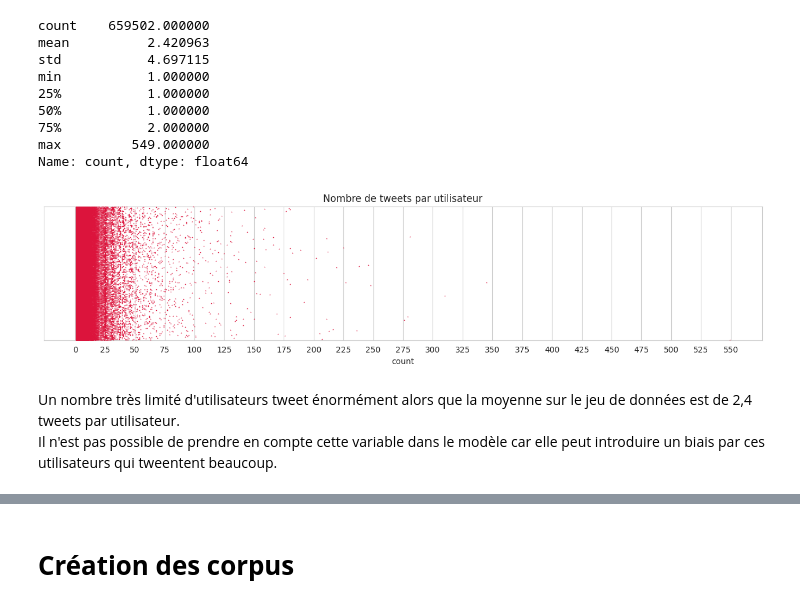
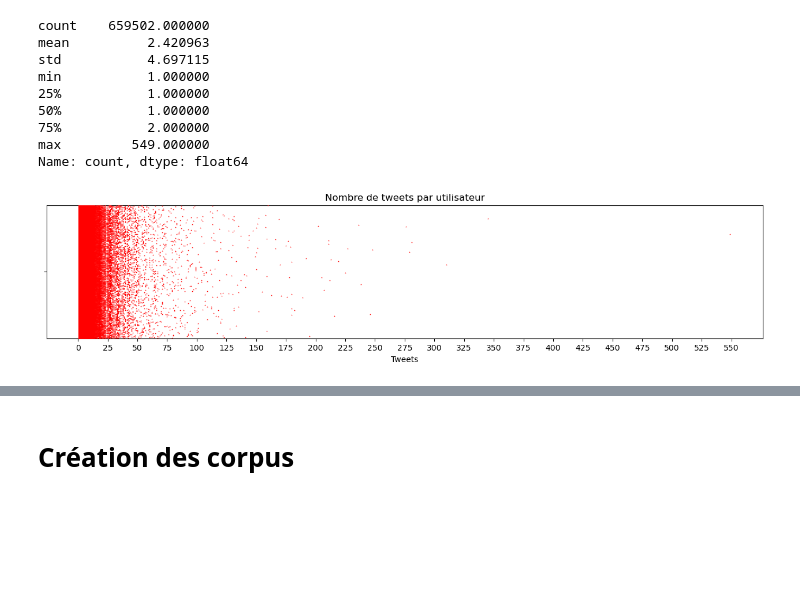
Before and after one commit to Hedredo/oc_p7, a Jupyter notebook: notebooks/exploration.ipynb, the cells around one changed output, grey strips where cells are left out. Drawn from its saved outputs; the diff is of its cells as text; code cells hidden in the pictures; blank space fills up the shorter version.

```diff
--- a/notebooks/exploration.ipynb
+++ b/notebooks/exploration.ipynb
@@ -208,14 +260,11 @@ Name: count, dtype: float64
 # %%
 # Show a stripplot of the number of tweets per user
 fig, ax = plt.subplots(figsize=(16, 3))
 sns.stripplot(
-    x=df["user"].value_counts(), jitter=0.5, size=2, marker="*", color="crimson", ax=ax
+    x=df["user"].value_counts(), jitter=0.5, size=2, marker="*", color="red", ax=ax
 )
-ax.set_title("Nombre de tweets par utilisateur")
+ax.set(title="Nombre de tweets par utilisateur", xlabel="Tweets")
 ax.set_xticks(range(0, 575, 25))
 plt.show()
 # %% [output]
-[figure, old version]
+[figure, new version]
-# %% [markdown]
-Un nombre très limité d'utilisateurs tweet énormément alors que la moyenne sur le jeu de données est de 2,4 tweets par utilisateur.<br>
-Il n'est pas possible de prendre en compte cette variable dans le modèle car elle peut introduire un biais par ces utilisateurs qui tweentent beaucoup.<br>
```
Also changed, not shown: parts of 73 cells of this notebook, 9 other files.
